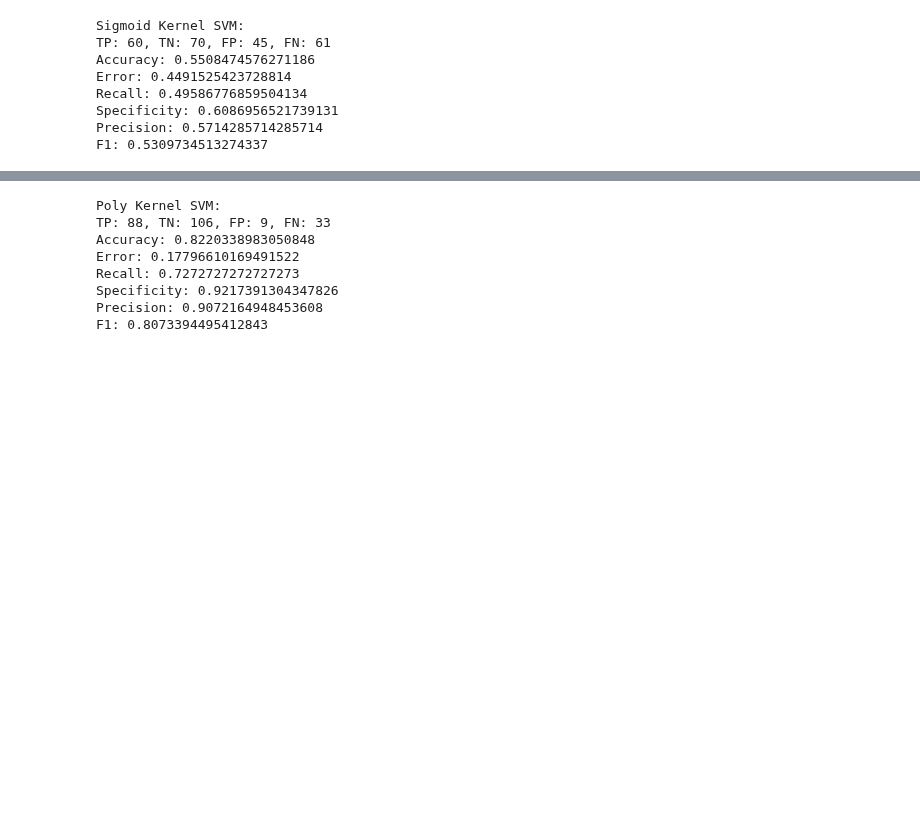
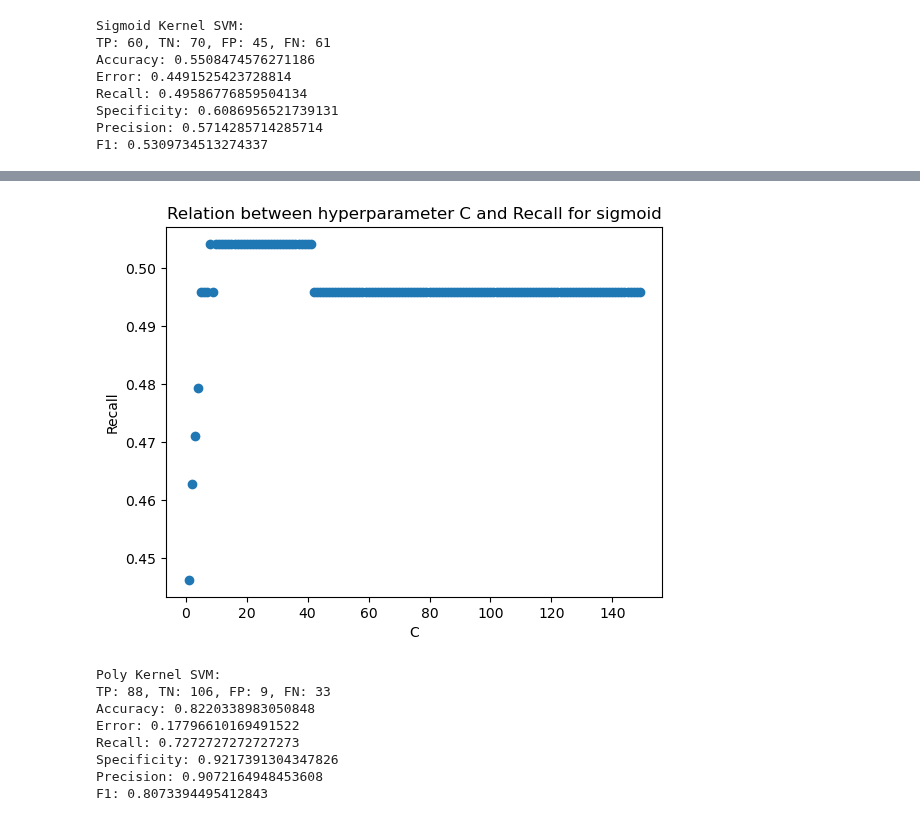
Before and after one commit to TheNoobGoda/ids-project, a Jupyter notebook: src/SVM.ipynb, the cells around one changed output, grey strips where cells are left out. Drawn from its saved outputs; the diff is of its cells as text; code cells hidden in the pictures; blank space fills up the shorter version.

```diff
--- a/src/SVM.ipynb
+++ b/src/SVM.ipynb
@@ -154,3 +173,7 @@ F1: 0.7813953488372092
+# %%
+recall_testing('sigmoid', 150)
+# %% [output]
+[figure, added]
 # %%
 svmPoly = SVC(kernel='poly', C=200)
 svmPoly.fit(Xtrain, ytrain)
```
Also changed, not shown: parts of 5 cells of this notebook.
